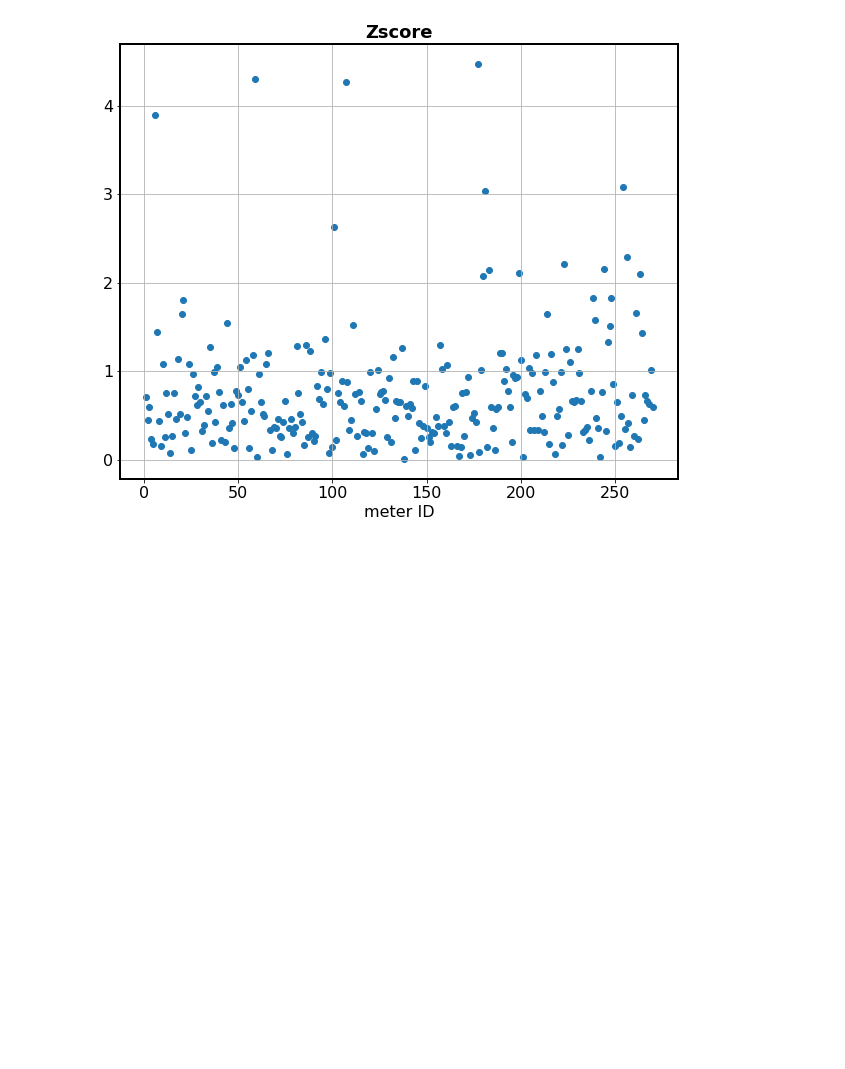
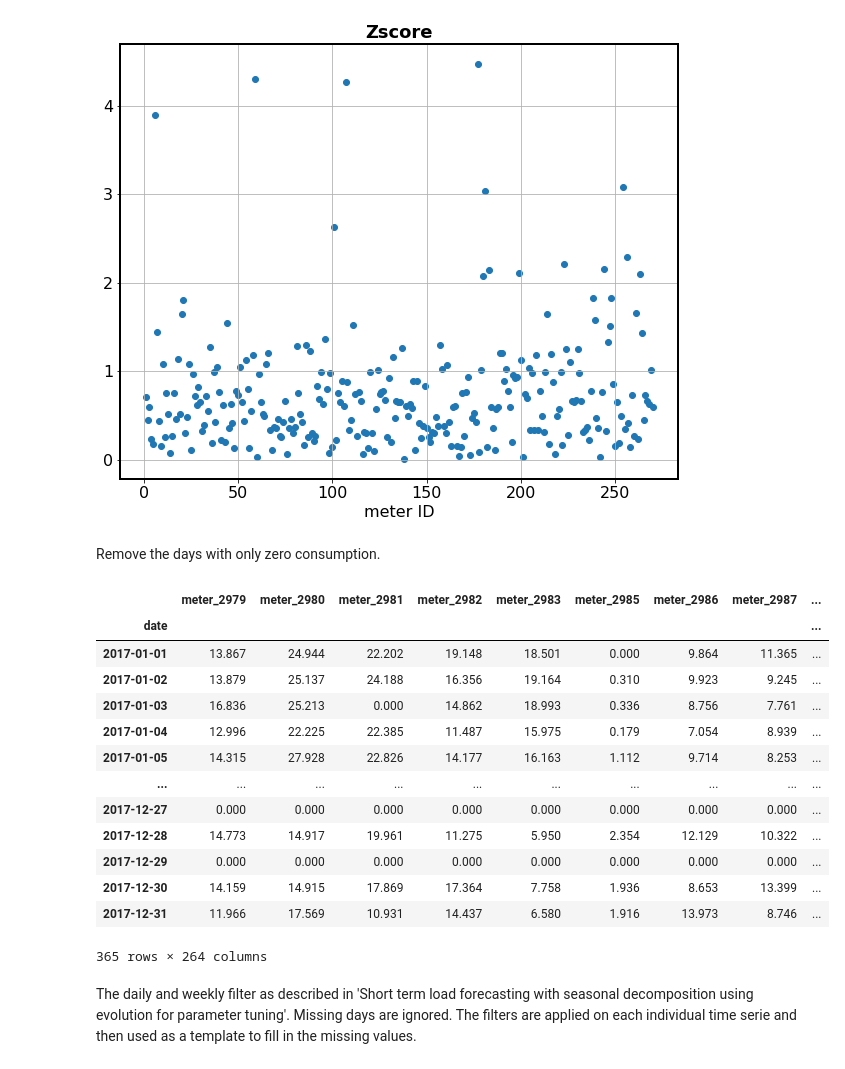
Before and after one commit to StijnStaring/TS_code, a Jupyter notebook: Basic_Data_Analysis/daily_weekly_filter.ipynb, the cells around one changed output. Cells and saved outputs as stored; diff of their text form; code cells hidden in the pictures; blank space fills up the shorter version.

```diff
--- a/Basic_Data_Analysis/daily_weekly_filter.ipynb
+++ b/Basic_Data_Analysis/daily_weekly_filter.ipynb
@@ -76,0 +85,23 @@ fydc_test = fydc_new.copy()
+# %% [markdown]
+Remove the days with only zero consumption.
+# %%
+fydc_new_daily = fydc_new.resample('D',axis=0).sum()
+fydc_new_daily
+# %% [output]
+|  | meter_2979 | meter_2980 | meter_2981 | meter_2982 | meter_2983 | meter_2985 | meter_2986 | meter_2987 | ... |
+| date |  |  |  |  |  |  |  |  | ... |
+| 2017-01-01 | 13.867 | 24.944 | 22.202 | 19.148 | 18.501 | 0.000 | 9.864 | 11.365 | ... |
+| 2017-01-02 | 13.879 | 25.137 | 24.188 | 16.356 | 19.164 | 0.310 | 9.923 | 9.245 | ... |
+| 2017-01-03 | 16.836 | 25.213 | 0.000 | 14.862 | 18.993 | 0.336 | 8.756 | 7.761 | ... |
+| 2017-01-04 | 12.996 | 22.225 | 22.385 | 11.487 | 15.975 | 0.179 | 7.054 | 8.939 | ... |
+| 2017-01-05 | 14.315 | 27.928 | 22.826 | 14.177 | 16.163 | 1.112 | 9.714 | 8.253 | ... |
+| ... | ... | ... | ... | ... | ... | ... | ... | ... | ... |
+| 2017-12-27 | 0.000 | 0.000 | 0.000 | 0.000 | 0.000 | 0.000 | 0.000 | 0.000 | ... |
+| 2017-12-28 | 14.773 | 14.917 | 19.961 | 11.275 | 5.950 | 2.354 | 12.129 | 10.322 | ... |
+| 2017-12-29 | 0.000 | 0.000 | 0.000 | 0.000 | 0.000 | 0.000 | 0.000 | 0.000 | ... |
+| 2017-12-30 | 14.159 | 14.915 | 17.869 | 17.364 | 7.758 | 1.936 | 8.653 | 13.399 | ... |
+| 2017-12-31 | 11.966 | 17.569 | 10.931 | 14.437 | 6.580 | 1.916 | 13.973 | 8.746 | ... |
+365 rows × 264 columns
+# %% [markdown]
+The daily and weekly filter as described in 'Short term load forecasting with seasonal
+decomposition using evolution for parameter tuning'. Missing days are ignored. The filters are applied on each individual time serie and then used as a template to fill in the missing values.
```
Also changed, not shown: parts of 4 cells of this notebook, 1 other file.
